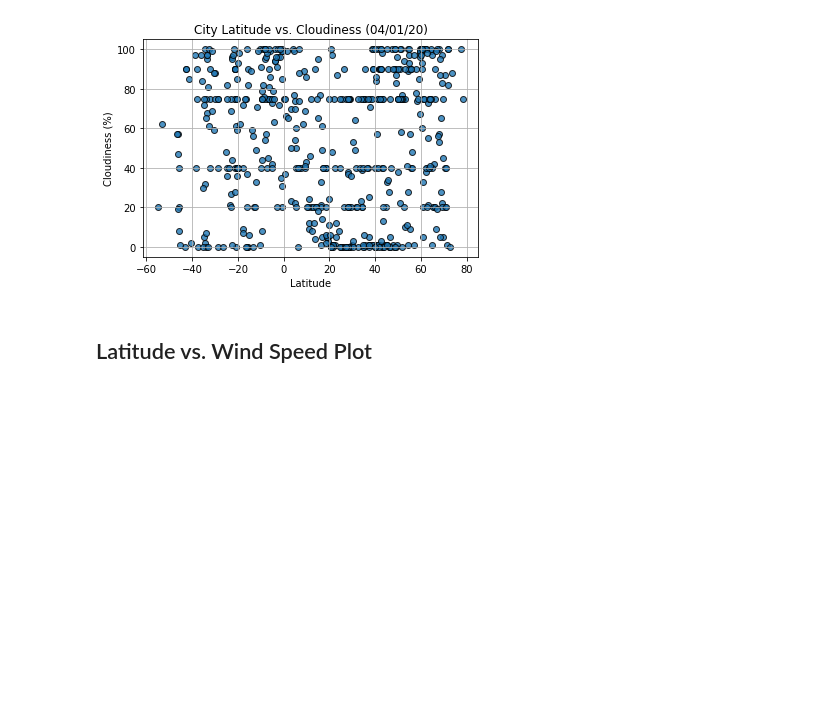
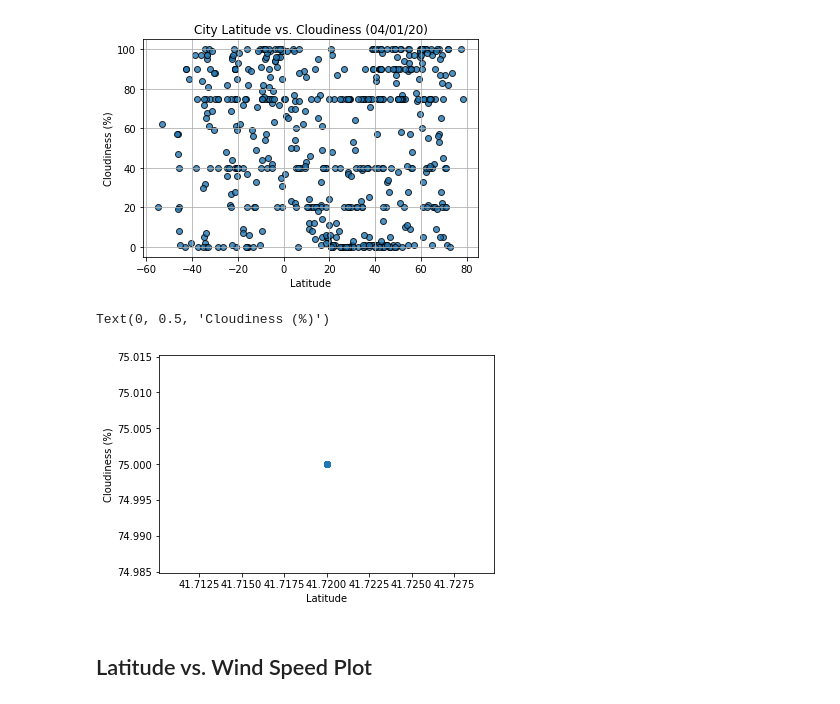
Before and after one commit to BradleyHigdon/python-api-challenge, a Jupyter notebook: WeatherPy/WeatherPy.ipynb, the cells around one changed output. Saved outputs shown, nothing was run; the diff lists cells and outputs as text; code cells hidden in the pictures; blank space fills up the shorter version.

```diff
--- a/WeatherPy/WeatherPy.ipynb
+++ b/WeatherPy/WeatherPy.ipynb
@@ -174,6 +192,15 @@ Int64Index([], dtype='int64')
 # %%
 # %% [output]
 [figure]
+# %%
+plt.scatter(weather_data["Lat"], weather_data["Cloudiness"])
+
+plt.xlabel("Latitude")
+
+plt.ylabel("Cloudiness (%)")
+# %% [output]
+Text(0, 0.5, 'Cloudiness (%)')
+[figure, added]
 # %% [markdown]
 ## Latitude vs. Wind Speed Plot
 # %%
```
Also changed, not shown: parts of 7 cells of this notebook, 1 other file.
